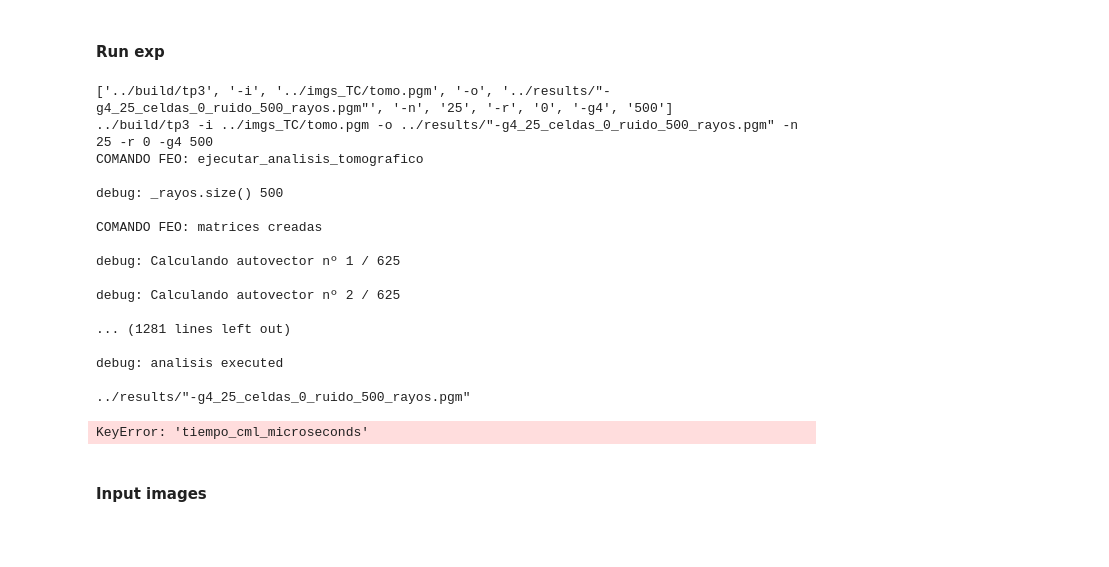
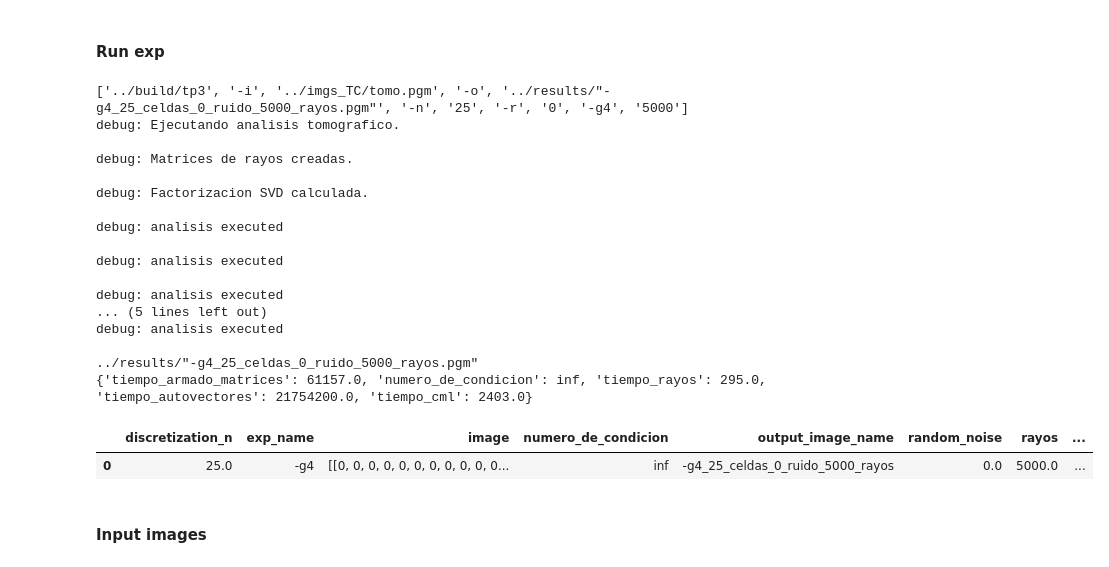
Before and after one commit to CatOfTheCannals/image-reconstruction, a Jupyter notebook: notebooks/exp_varias_geos.ipynb, the cells around one changed output. Drawn from its saved outputs; the diff is of its cells as text; code cells hidden in the pictures; blank space fills up the shorter version.

```diff
--- a/notebooks/exp_varias_geos.ipynb
+++ b/notebooks/exp_varias_geos.ipynb
@@ -97,39 +117,40 @@ def print_run_logs(run_logs_and_process_data):
 # %%
 input_image_path = "../imgs_TC/tomo.pgm"
 divisors_of_100 = [25]
 import pandas as pd
 output = []
 for div in divisors_of_100:
     exp_names = [['-g4']]
-    exp_names.extend([['-g14b '+focos+' -g14a'] for focos in ['50']])
+    # exp_names.extend([['-g14b '+focos+' -g14a'] for focos in ['50']])
     for exp in exp_names:
         for random in [0]:
-            for amount_of_rays in [500]:
-                output.append(run_exp(input_image_path, div, amount_of_rays, random, exp))
-
-                print(print_run_logs(output[-1])) # print time taken
+            for amount_of_rays in [5000]:
+                e = ExpRunner(input_image_path, div, amount_of_rays, random, exp)
+                output.append(e.run_exp())
+                e.print_run_logs()
 
 outputs_df = pd.DataFrame(output)
 outputs_df.head()
 # %% [output]
-['../build/tp3', '-i', '../imgs_TC/tomo.pgm', '-o', '../results/"-g4_25_celdas_0_ruido_500_rayos.pgm"', '-n', '25', '-r', '0', '-g4', '500']
-../build/tp3 -i ../imgs_TC/tomo.pgm -o ../results/"-g4_25_celdas_0_ruido_500_rayos.pgm" -n 25 -r 0 -g4 500
-COMANDO FEO: ejecutar_analisis_tomografico
+['../build/tp3', '-i', '../imgs_TC/tomo.pgm', '-o', '../results/"-g4_25_celdas_0_ruido_5000_rayos.pgm"', '-n', '25', '-r', '0', '-g4', '5000']
+debug: Ejecutando analisis tomografico.
 
-debug: _rayos.size() 500
+debug: Matrices de rayos creadas.
 
-COMANDO FEO: matrices creadas
-
-debug: Calculando autovector nº 1 / 625
-
-debug: Calculando autovector nº 2 / 625
-
-... (1281 lines left out)
+debug: Factorizacion SVD calculada.
 
 debug: analisis executed
 
-../results/"-g4_25_celdas_0_ruido_500_rayos.pgm"
+debug: analisis executed
+
+debug: analisis executed
+... (5 lines left out)
+debug: analisis executed
+
+../results/"-g4_25_celdas_0_ruido_5000_rayos.pgm"
+{'tiempo_armado_matrices': 61157.0, 'numero_de_condicion': inf, 'tiempo_rayos': 295.0, 'tiempo_autovectores': 21754200.0, 'tiempo_cml': 2403.0}
-KeyError: 'tiempo_cml_microseconds'
+|  | discretization_n | exp_name | image | numero_de_condicion | output_image_name | random_noise | rayos | ... |
+| 0 | 25.0 | -g4 | [[0, 0, 0, 0, 0, 0, 0, 0, 0, 0, 0... | inf | -g4_25_celdas_0_ruido_5000_rayos | 0.0 | 5000.0 | ... |
 # %% [markdown]
 #### Input images
 # %%
```
Also changed, not shown: parts of 6 cells of this notebook, 4 other files.
